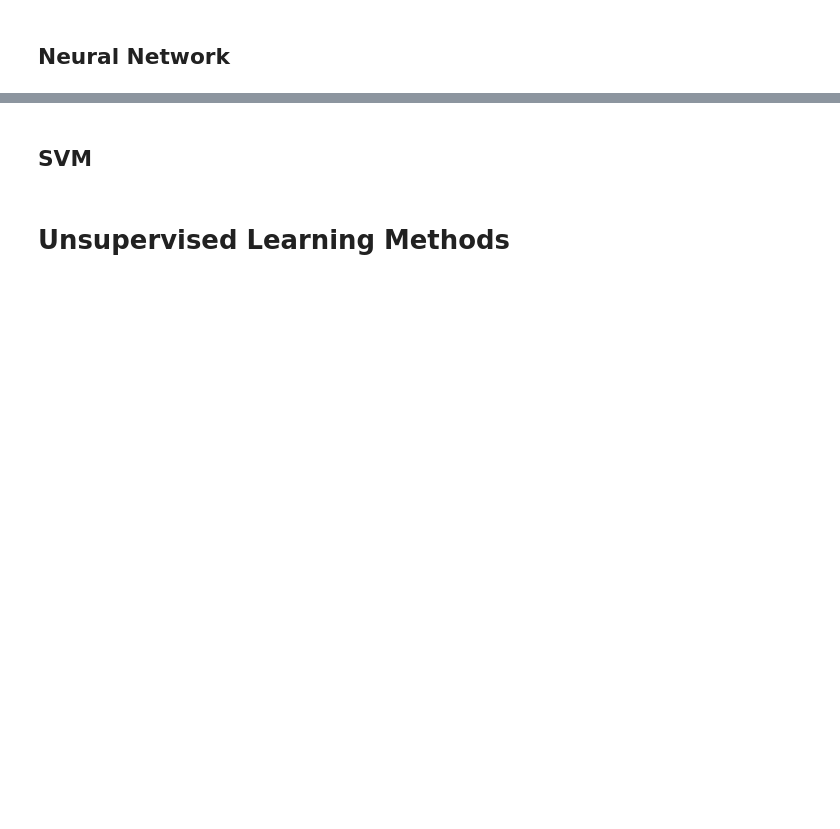
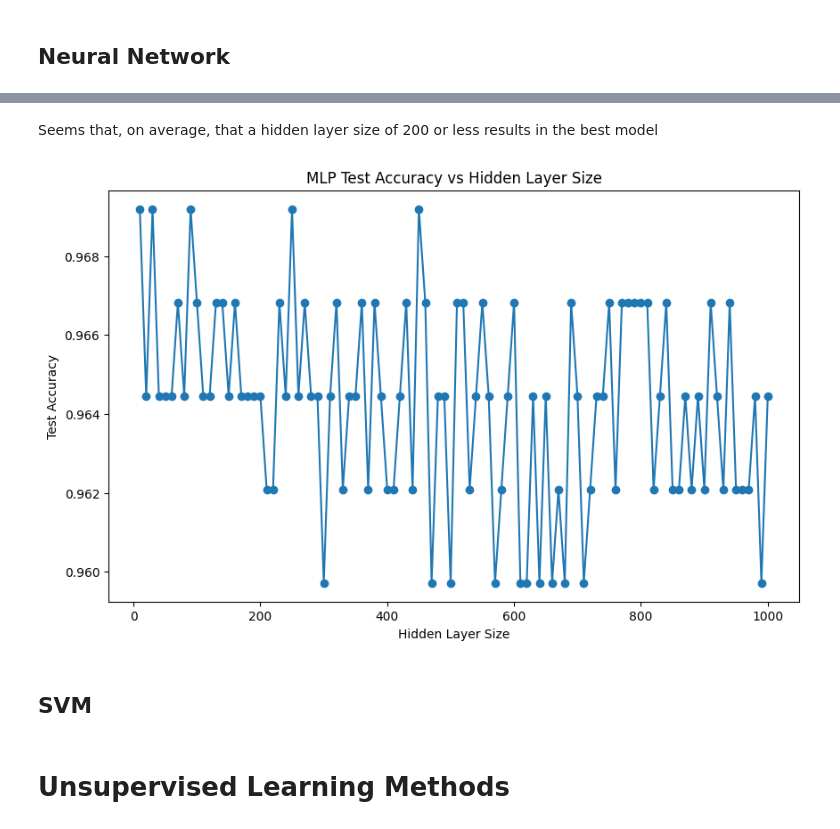
Before and after one commit to Riley94/ISL, a Jupyter notebook: project.ipynb, the cells around one changed output, grey strips where cells are left out. Saved outputs shown, nothing was run; the diff lists cells and outputs as text; code cells hidden in the pictures; blank space fills up the shorter version.

```diff
--- a/project.ipynb
+++ b/project.ipynb
@@ -515,3 +698,21 @@ print(f'CV Accuracy: {cv_score.mean()}')
+# %%
+scores = []
+for n_hidden in range(10, 1001, 10):
+    mlp = MLPClassifier(random_state=42, solver='lbfgs', activation='identity', alpha=0.01, hidden_layer_sizes=(n_hidden,))
+    mlp.fit(X_train, y_train)
+    scores.append(mlp.score(X_test, y_test))
+# %% [markdown]
+Seems that, on average, that a hidden layer size of 200 or less results in the best model
+# %%
+# plot the hidden layer sizes against the scores
+plt.figure(figsize=(10, 6))
+plt.plot(range(10, 1001, 10), scores, marker='o')
+plt.xlabel('Hidden Layer Size')
+plt.ylabel('Test Accuracy')
+plt.title('MLP Test Accuracy vs Hidden Layer Size')
+plt.show()
+# %% [output]
+[figure, added]
 # %% [markdown]
 ## SVM
 # %% [markdown]
```
Also changed, not shown: parts of 20 cells of this notebook, 8 other files.
